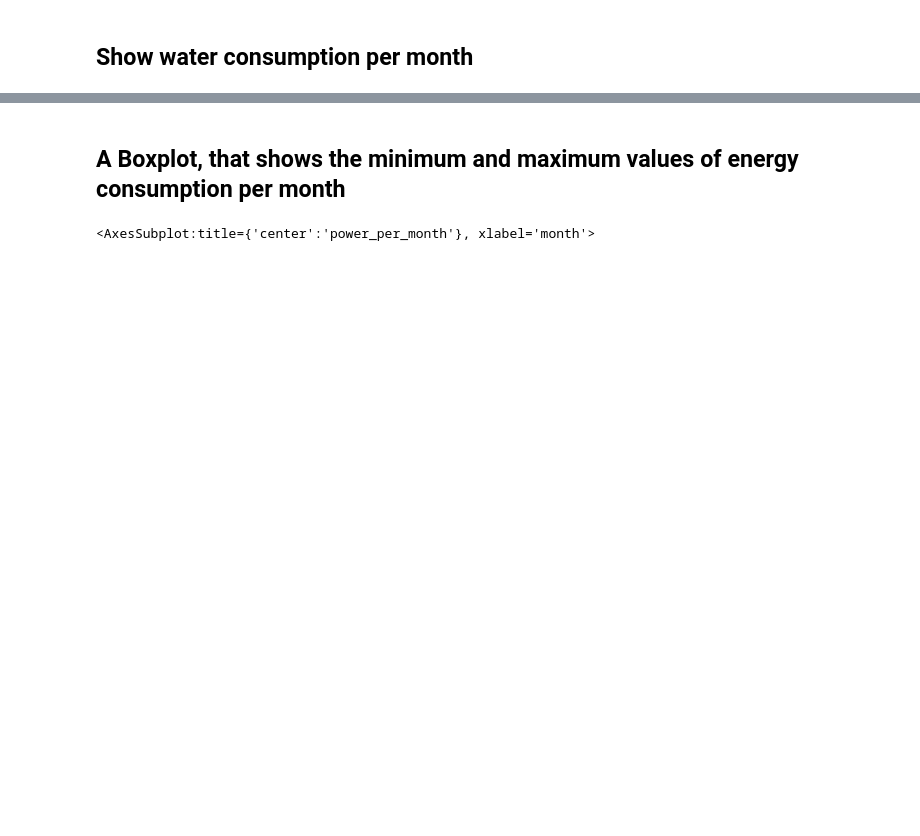
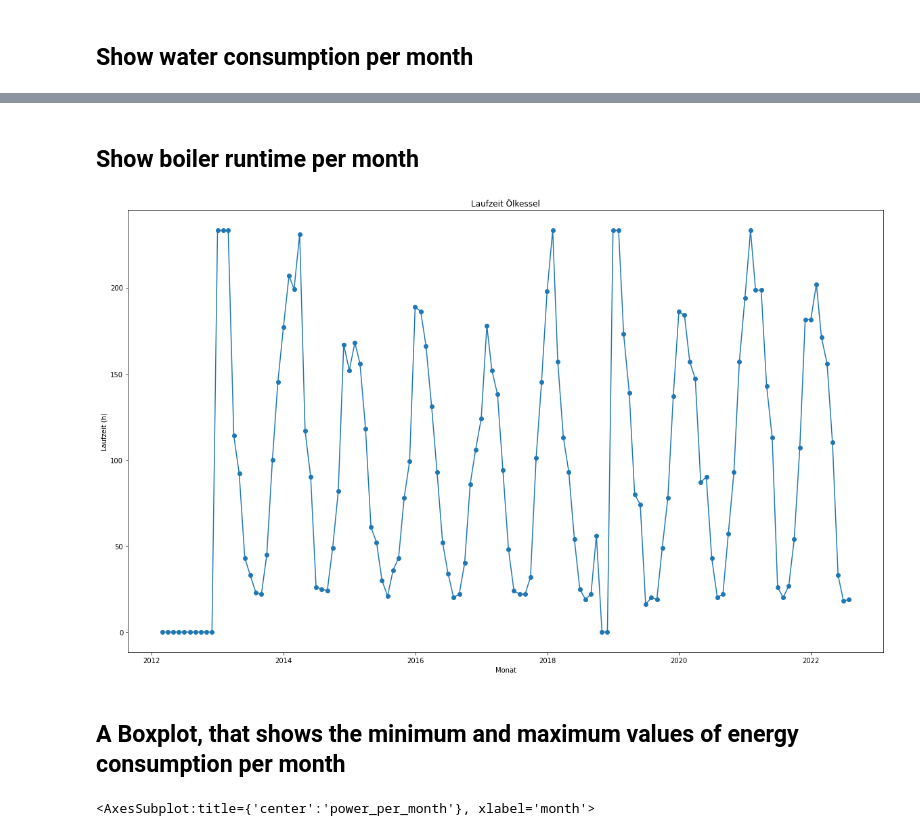
Before and after one commit to mweil372/jupyter-notebooks, a Jupyter notebook: energy-consumption.ipynb, the cells around one changed output, grey strips where cells are left out. Cells and saved outputs as stored; diff of their text form; code cells hidden in the pictures; blank space fills up the shorter version.

```diff
--- a/energy-consumption.ipynb
+++ b/energy-consumption.ipynb
@@ -152,3 +179,24 @@ plt.show()
+# %% [markdown]
+## Show boiler runtime per month
+# %%
+# draw a diagram that shows the power consumption per month
+# create a new figure
+fig = plt.figure(figsize=(20, 12))
+# add a subplot (1 row, 1 column, 1st plot)
+ax = fig.add_subplot(1, 1, 1)
+# plot the data for the month in 2017
+#ax.plot(df_new.loc[df_new['year'] == '2017', 'month'], df_new.loc[df_new['year'] == '2017', 'power_per_month'], 'o')
+ax.plot(df_new['date'], df_new['boiler_per_month'], 'o-')
+# set the x-axis label
+ax.set_xlabel('Monat')
+# set the y-axis label
+ax.set_ylabel('Laufzeit (h)')
+# set the title
+ax.set_title('Laufzeit Ölkessel')
+# show the plot
+plt.show()
+# %% [output]
+[figure, added]
 # %% [markdown]
 ## A Boxplot, that shows the minimum and maximum values of energy consumption per month
 # %%
```
Also changed, not shown: parts of 20 cells of this notebook.
